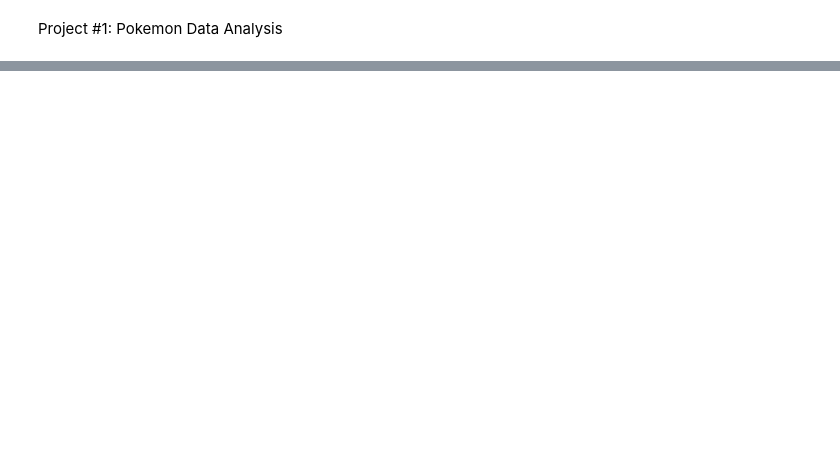
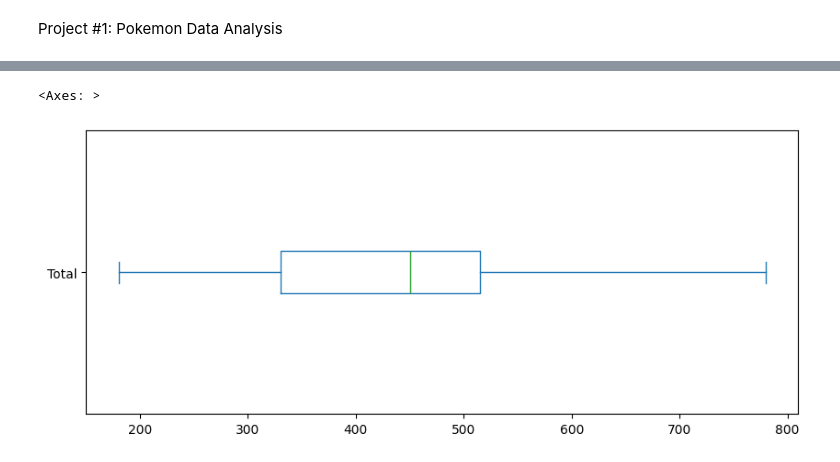
Before and after one commit to AgentXCross/PythonDS-ML, a Jupyter notebook: Projects/Notebooks/pokemon.ipynb, the cells around one changed output, grey strips where cells are left out. Saved outputs shown, nothing was run; the diff lists cells and outputs as text; code cells hidden in the pictures; blank space fills up the shorter version.

```diff
--- a/Projects/Notebooks/pokemon.ipynb
+++ b/Projects/Notebooks/pokemon.ipynb
@@ -25,0 +88,6 @@ df
+# %%
+#Box and Whisker Plot of Stat Total
+df['Total'].plot(kind = 'box', vert = False, figsize = (10, 4))
+# %% [output]
+<Axes: >
+[figure, added]
```
Also changed, not shown: parts of 26 cells of this notebook.
